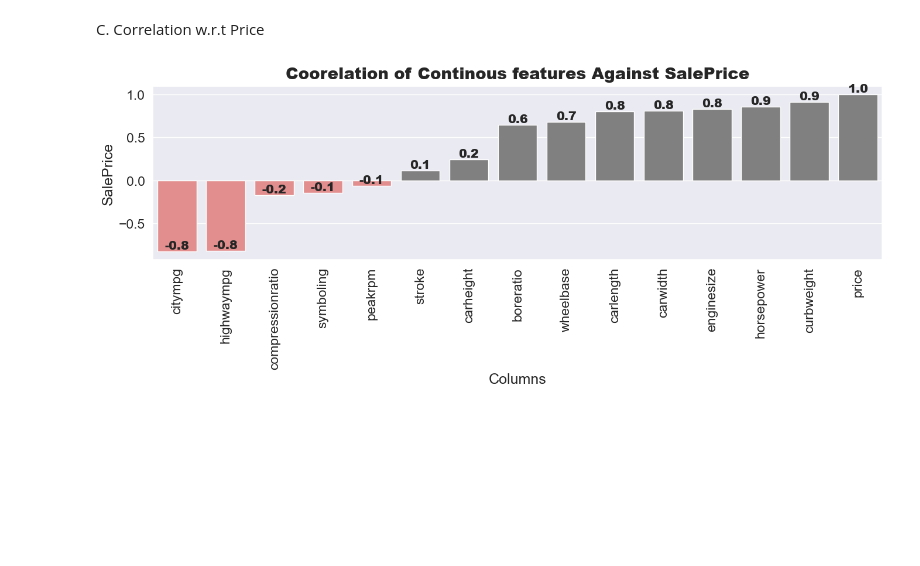
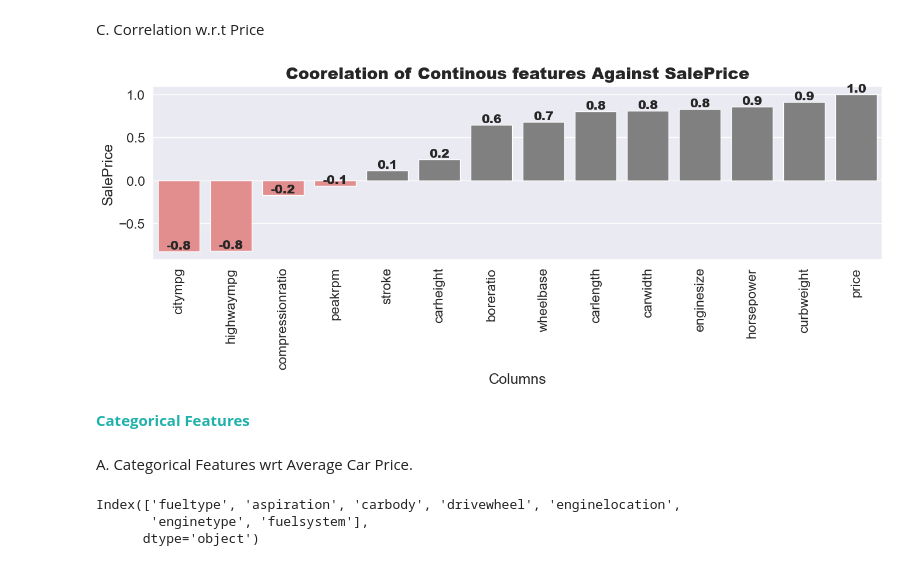
Before and after one commit to mideyolu/Car-Price-Prediction, a Jupyter notebook: car-price.ipynb, the cells around one changed output. Drawn from its saved outputs; the diff is of its cells as text; code cells hidden in the pictures; blank space fills up the shorter version.

```diff
--- a/car-price.ipynb
+++ b/car-price.ipynb
@@ -308,0 +312,13 @@ train_data.drop(columns=['CarName'], inplace=True)
+# %%
+#converting to the right data-type
+train_data['cylindernumber']= train_data['cylindernumber'].map({
+    'four':4,
+    'six':6,
+    'five':5,
+    'eight':8,
+    'two':2,
+    'three':3,
+    'twelve':12
+
+})
+train_data['cylindernumber'].values
@@ -308,0 +339,6 @@ train_data.drop(columns=['CarName'], inplace=True)
+# %%
+train_data['doornumber']= train_data['doornumber'].map({
+    'four':4,
+    'two':2
+})
+train_data['doornumber']
@@ -337,6 +388,8 @@ pd.DataFrame({
 num_col_list = num_col.columns.to_list()
 num_col_list.remove('price')
 num_col_list.remove('symboling')
+num_col_list.remove('doornumber')
+num_col_list.remove('cylindernumber')
 # %% [markdown]
 A. Visualizing Continuous Features
 # %%
@@ -385,23 +449,35 @@ C. Correlation w.r.t Price
 # %%
 #adding salePrice
 cons_cols.append("price")
-corr = train_data[con_cols].corr(method='spearman')['price'].sort_values()
+corr = train_data[cons_cols].corr(method='spearman')['price'].sort_values()
 plt.figure(figsize=(14,6))
 
 sns.barplot(
     x=corr.index, y=corr.values, palette=['#808080' if v >0 else 'lightcoral' for v in corr]
 )
 
 for idx, val in enumerate(corr):
     plt.text(idx, val, f'{val:.1f}', va='bottom', ha='center', size=15, fontweight='black')
 
 plt.title("Coorelation of Continous features Against SalePrice",fontweight="black",size=20,pad=10)
 plt.ylabel("SalePrice")
 plt.xlabel("Columns")
 plt.xticks(rotation=90)
 
 
 plt.tight_layout()
 plt.show()
 # %% [output]
-[figure, old version]
+[figure, new version]
+# %% [markdown]
+<a id="7"></a>
+<font color="lightseagreen" size=+2.5><b>Categorical Features</b></font>
+# %% [markdown]
+A. Categorical Features wrt Average Car Price.
+# %%
+cat_cols = train_data.select_dtypes(exclude=np.number).columns
+cat_cols
+# %% [output]
+Index(['fueltype', 'aspiration', 'carbody', 'drivewheel', 'enginelocation',
+       'enginetype', 'fuelsystem'],
+      dtype='object')
```
Also changed, not shown: parts of 41 cells of this notebook.
